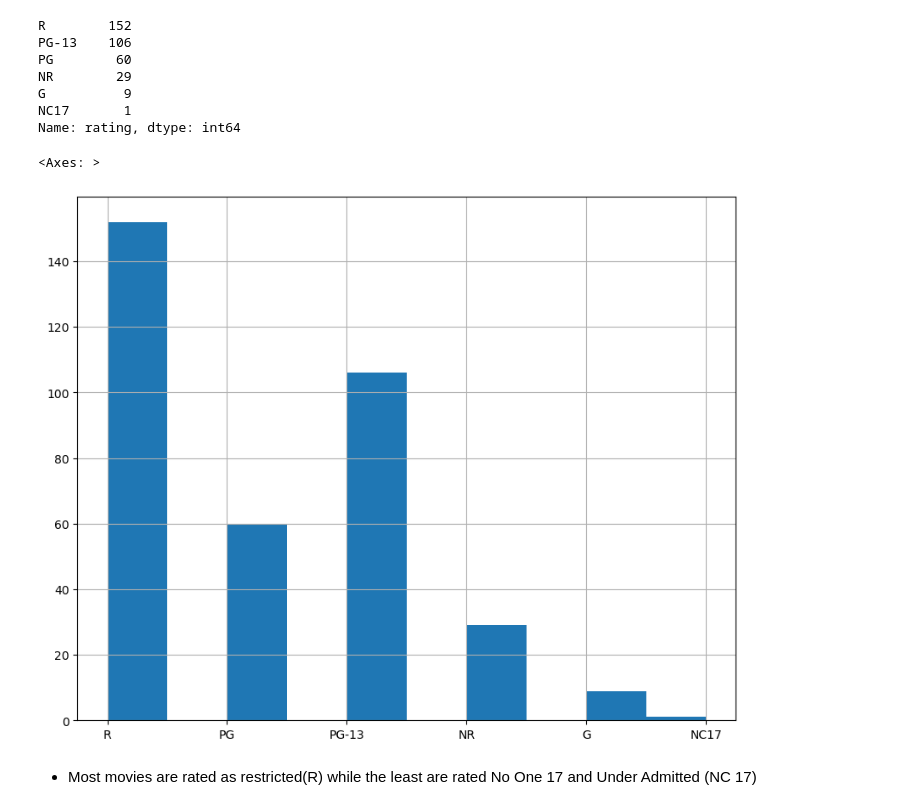
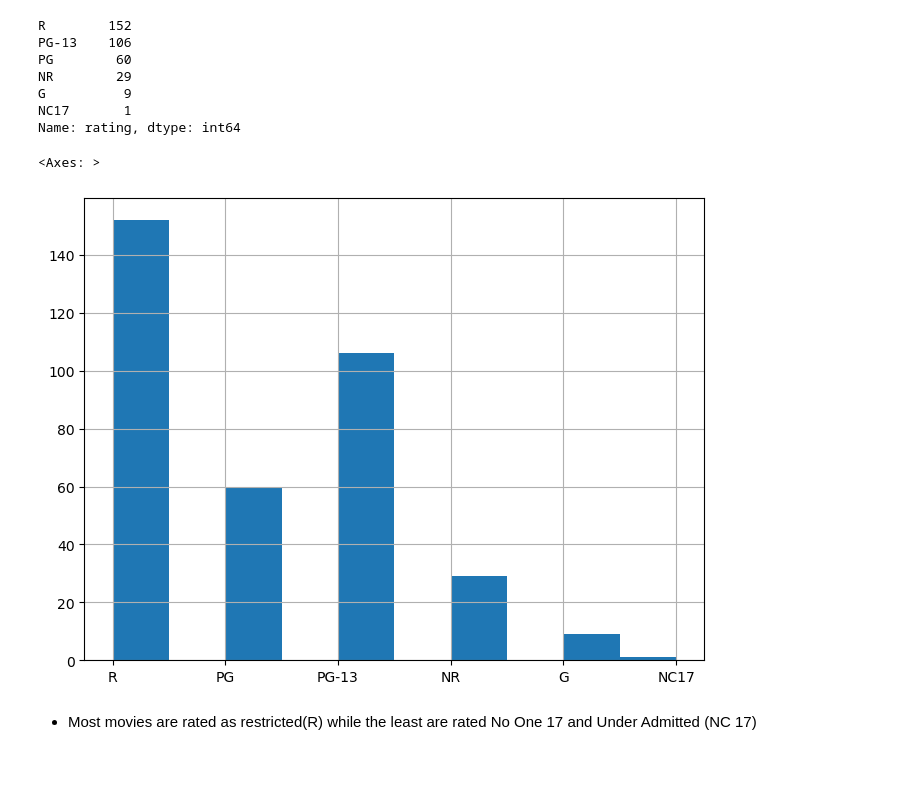
Before and after one commit to Musikari/Microsoft-Movies, a Jupyter notebook: Untitled.ipynb, the cells around one changed output. Cells and saved outputs as stored; diff of their text form; code cells hidden in the pictures; blank space fills up the shorter version.

Commit message:
microsoft movie analysis

```diff
--- a/Untitled.ipynb
+++ b/Untitled.ipynb
@@ -383,10 +388,10 @@ NC17       1
 Name: rating, dtype: int64
 # %%
 #distribution plot for rating
-rt_movies['rating'].hist(figsize=(10,8))
+rt_movies['rating'].hist(figsize=(8,6))
 # %% [output]
 <Axes: >
-[figure, old version]
+[figure, new version]
 # %% [markdown]
 * Most movies are rated as restricted(R) while the least are rated No One 17 and Under Admitted (NC 17)
 # %%
```
Also changed, not shown: parts of 23 cells of this notebook.
